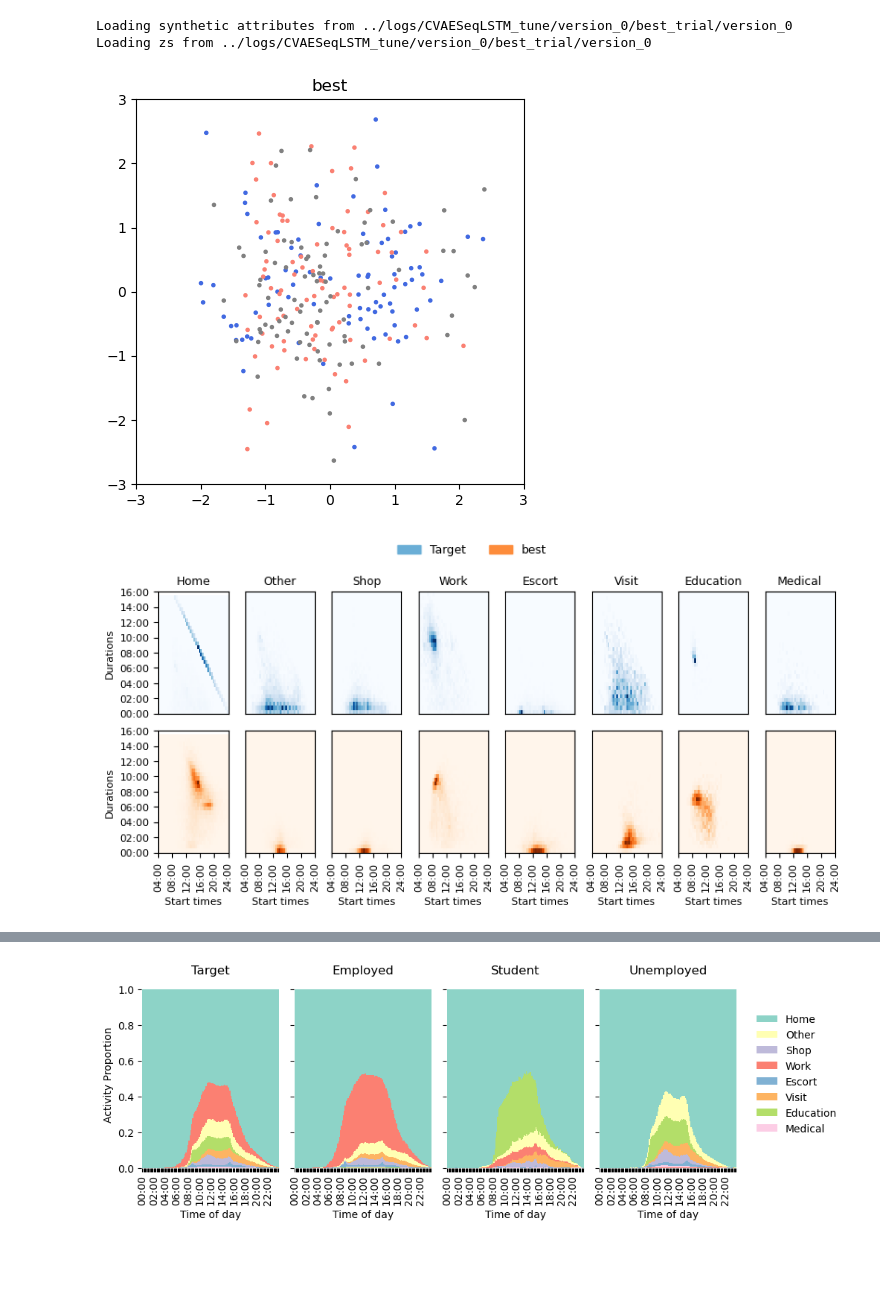
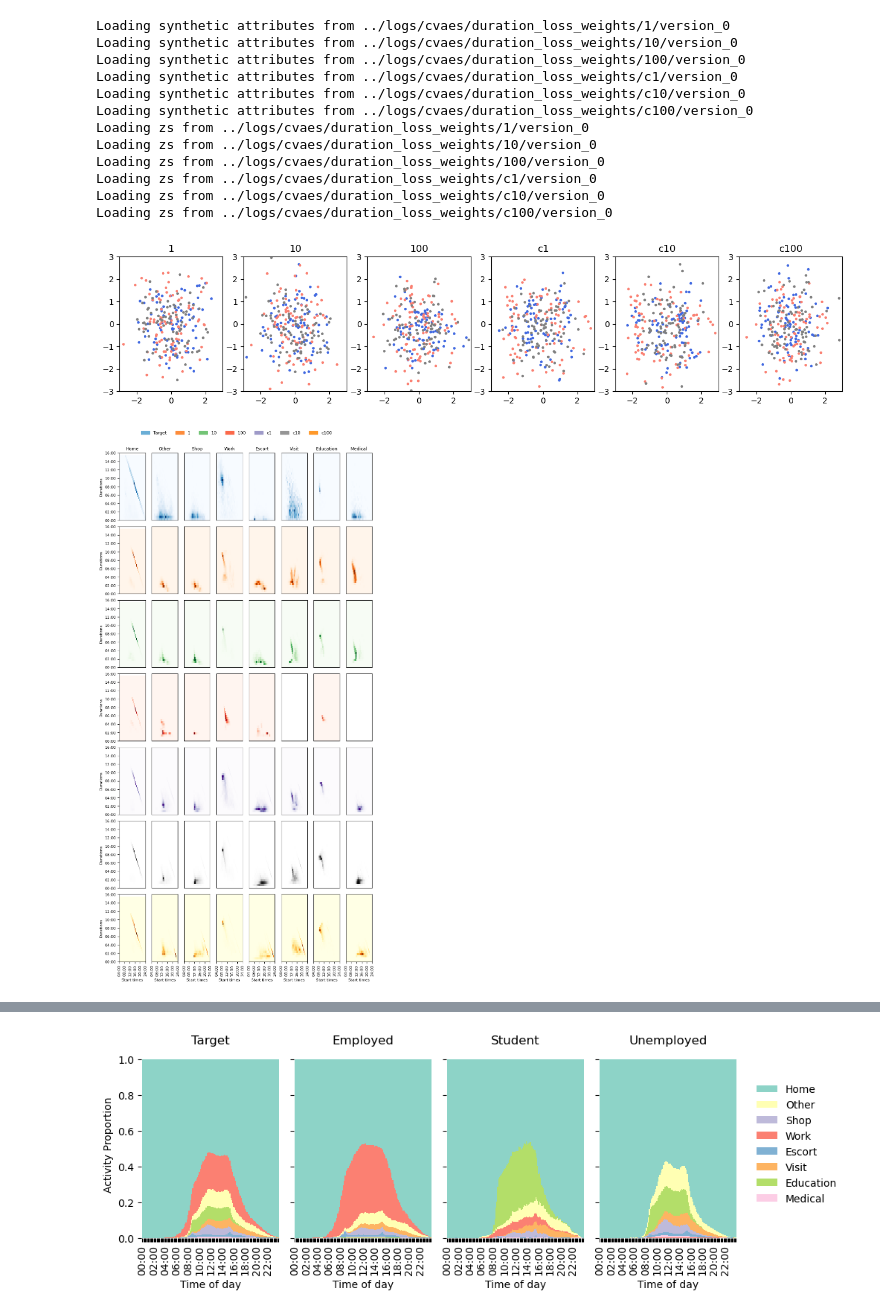
Before and after one commit to big-ucl/caveat, a Jupyter notebook: analysis/CVAE_analysis.ipynb, the cells around one changed output, grey strips where cells are left out. Drawn from its saved outputs; the diff is of its cells as text; code cells hidden in the pictures; blank space fills up the shorter version.

Commit message:
messing with weights

```diff
--- a/analysis/CVAE_analysis.ipynb
+++ b/analysis/CVAE_analysis.ipynb
@@ -25,19 +25,16 @@ cmap = {
     "travel": (0.8509803921568627, 0.8509803921568627, 0.8509803921568627),
 }
 
-# batch_root = Path("../logs/cvaes/test")
-# encoders = ["Both"]
-# latents = ["Add", "Concat"]
+batch_root = Path("../logs/cvaes/duration_loss_weights")
+ts = ["", "c"]
+ss = ["1", "10", "100"]
 # decoders = ["Inputs"]
 
-# batch_paths = {}
-# for e in encoders:
-#     for l in latents:
-#         for d in decoders:
-#             for t in ["2"]:
-#                 batch_paths[f"{e}{l}{d}{t}"] = batch_root / f"{e}{l}{d}{t}"
+batch_paths = {}
+for t in ts:
+    for s in ss:
+        batch_paths[f"{t}{s}"] = batch_root / f"{t}{s}"
 
-batch_paths = {"best": Path("../logs/CVAESeqLSTM_tune/version_0/best_trial")}
 
 # find data
 target_schedules = pd.read_csv("../tmp/nts_home_schedules.csv")
@@ -147,8 +144,18 @@ attributes = {
 }
 zs = {n: load_zs(latest(p)[1], default=None) for n, p in batch_paths.items()}
 # %% [output]
-Loading synthetic attributes from ../logs/CVAESeqLSTM_tune/version_0/best_trial/version_0
-Loading zs from ../logs/CVAESeqLSTM_tune/version_0/best_trial/version_0
+Loading synthetic attributes from ../logs/cvaes/duration_loss_weights/1/version_0
+Loading synthetic attributes from ../logs/cvaes/duration_loss_weights/10/version_0
+Loading synthetic attributes from ../logs/cvaes/duration_loss_weights/100/version_0
+Loading synthetic attributes from ../logs/cvaes/duration_loss_weights/c1/version_0
+Loading synthetic attributes from ../logs/cvaes/duration_loss_weights/c10/version_0
+Loading synthetic attributes from ../logs/cvaes/duration_loss_weights/c100/version_0
+Loading zs from ../logs/cvaes/duration_loss_weights/1/version_0
+Loading zs from ../logs/cvaes/duration_loss_weights/10/version_0
+Loading zs from ../logs/cvaes/duration_loss_weights/100/version_0
+Loading zs from ../logs/cvaes/duration_loss_weights/c1/version_0
+Loading zs from ../logs/cvaes/duration_loss_weights/c10/version_0
+Loading zs from ../logs/cvaes/duration_loss_weights/c100/version_0
 # %%
 test_attributes = {
     n: pd.read_csv(latest(p)[1] / "test_inference" / "input_attributes.csv")
@@ -159,19 +166,30 @@ test_zs = {
     for n, p in batch_paths.items()
 }
 # %%
-fig = plot_zs(test_zs, test_attributes, sample=0.1, figsize=(5, 5))
+fig = plot_zs(test_zs, test_attributes, sample=0.1, figsize=(16, 3))
 # %% [output]
-[figure, old version]
+[figure, new version]
 # %%
 fig = joint_time_distributions_plot(
     target_schedules,
     schedules,
-    figsize=(8, 4),
+    figsize=(8, 16),
     observed_title="Target",
-    cmaps={0: "Blues", 1: "Oranges", 2: "Greens", 3: "Reds"},
+    cmaps={
+        0: "Blues",
+        1: "Oranges",
+        2: "Greens",
+        3: "Reds",
+        4: "Purples",
+        5: "Greys",
+        6: "YlOrBr",
+        7: "YlGnBu",
+        8: "RdPu",
+        9: "Greys",
+    },
 )
 # %% [output]
-[figure, old version]
+[figure, new version]
 # %%
 fig = times_distributions_plot(
     target_schedules, schedules, observed_title="Target", figsize=(9, 5)
```
Also changed, not shown: parts of 10 cells of this notebook, 11 other files.
